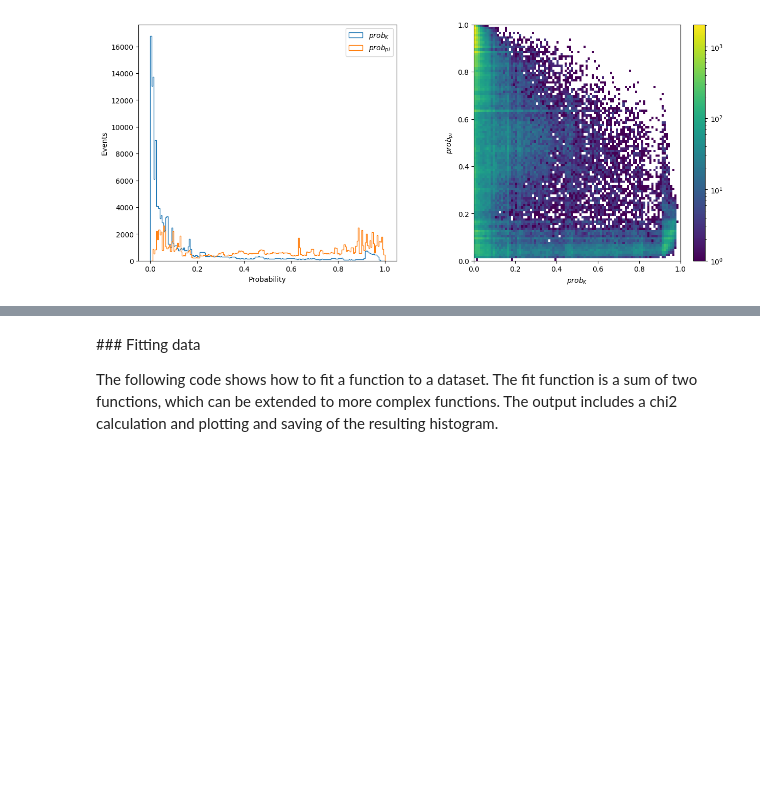
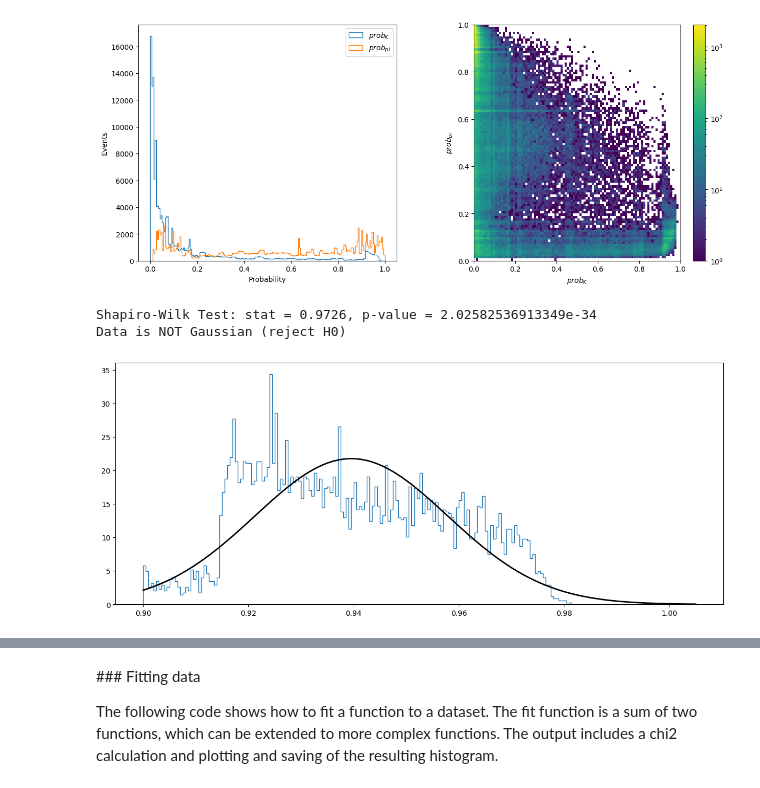
Before and after one commit to damianfrench/MatterAntimatterLab, a Jupyter notebook: Analysis_example.ipynb, the cells around one changed output, grey strips where cells are left out. Saved outputs shown, nothing was run; the diff lists cells and outputs as text; code cells hidden in the pictures; blank space fills up the shorter version.

```diff
--- a/Analysis_example.ipynb
+++ b/Analysis_example.ipynb
@@ -175,3 +189,36 @@ plt.savefig('prob_pi_prob_k')
 Plotting 1D histogram
 Plotting 2D histogram
 [figure]
+# %%
+from scipy import stats
+fig, ax = plt.subplots(nrows=1, ncols=1, figsize=(15, 6))
+
+
+x_k=prob_k[prob_k>0.9]
+values_prob_k,bins_prob_k,patches_prob_k = ax.hist(x_k, bins = 200, range = [0.9, 1],histtype='step',density=True,label='$prob_{K}$')
+mu, std = stats.norm.fit(x_k)
+
+
+# Plot the PDF.
+xmin, xmax = plt.xlim()
+x = np.linspace(0.9, xmax, 100)
+p = stats.norm.pdf(x, mu, std)
+
+ax.plot(x, p, 'k', linewidth=2)
+
+
+shapiro_stat, shapiro_p = stats.shapiro(x_k)
+print(f"Shapiro-Wilk Test: stat = {shapiro_stat:.4f}, p-value = {shapiro_p}")
+if shapiro_p > 0.05:
+    print("Data looks Gaussian (fail to reject H0)")
+else:
+    print("Data is NOT Gaussian (reject H0)")
+
+#print(np.histogram(x))
+#shapiro_test=stats.shapiro(x)
+
+plt.savefig('testing_normal_distribution.png')
+# %% [output]
+Shapiro-Wilk Test: stat = 0.9726, p-value = 2.02582536913349e-34
+Data is NOT Gaussian (reject H0)
+[figure, added]
```
Also changed, not shown: parts of 4 cells of this notebook, 3 other files.
